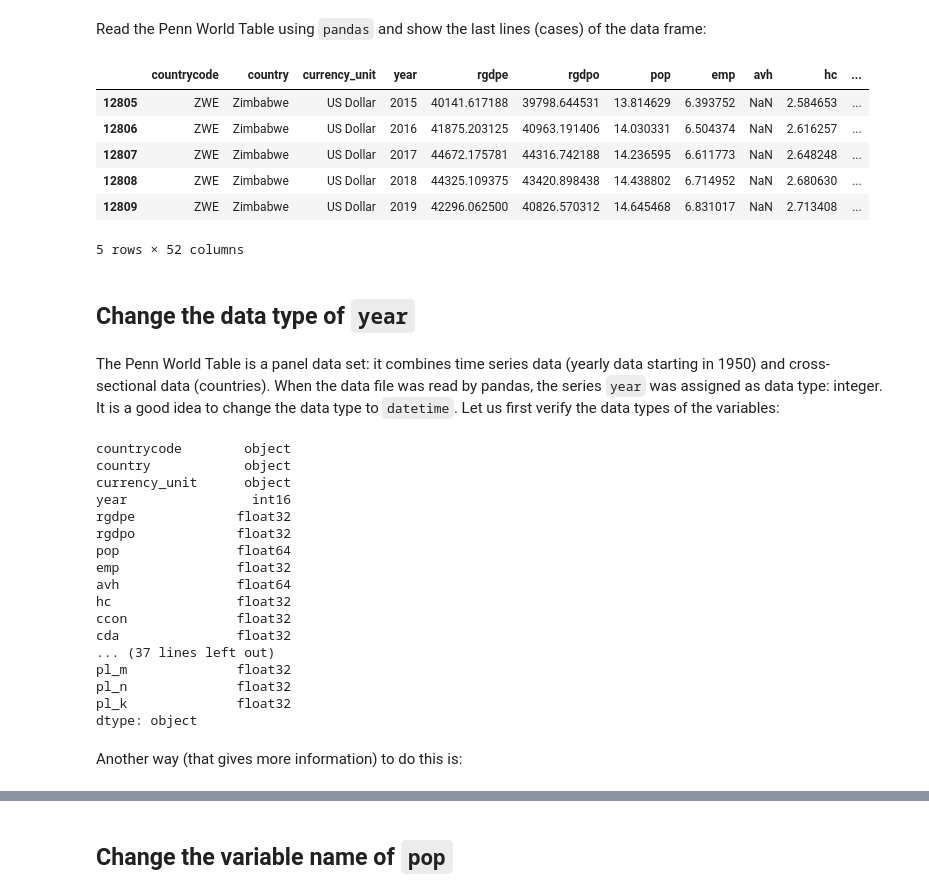
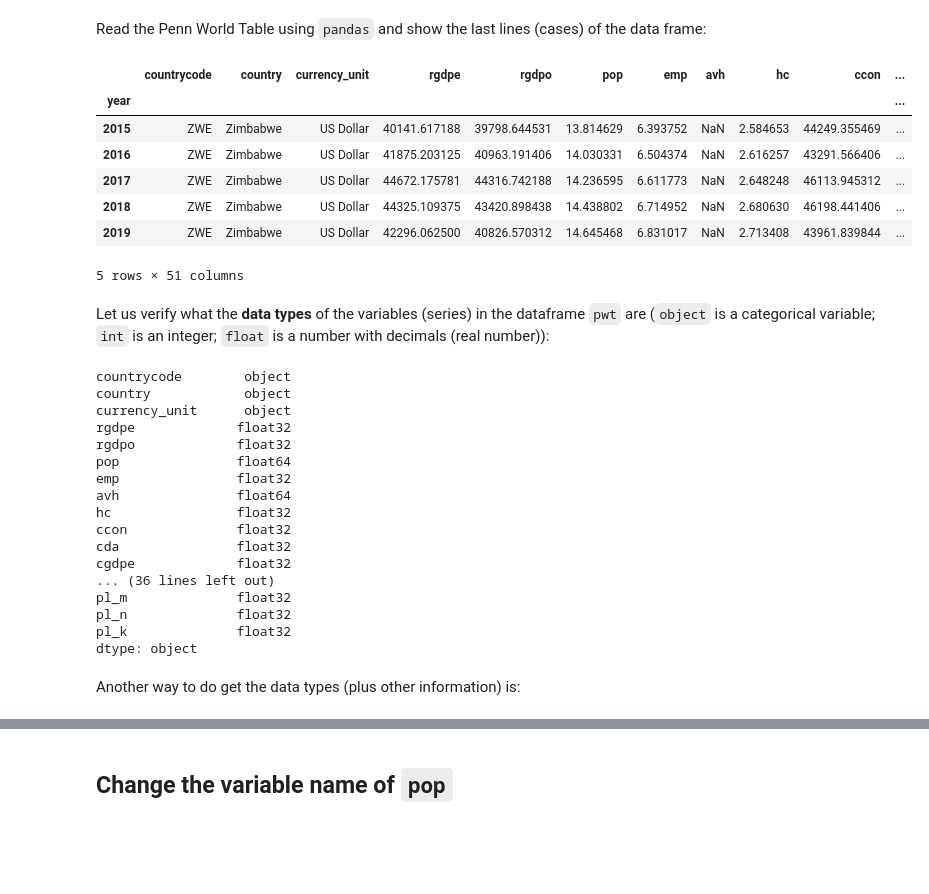
Before and after one commit to luc-hens/luc-hens.github.io, a Jupyter notebook: pwt_in_Python.ipynb, the cells around one changed output, grey strips where cells are left out. Cells and saved outputs as stored; diff of their text form; code cells hidden in the pictures; blank space fills up the shorter version.

```diff
--- a/pwt_in_Python.ipynb
+++ b/pwt_in_Python.ipynb
@@ -59,28 +60,27 @@ with pd.option_context("display.min_rows", 50, "display.max_rows", 100, \
 Read the Penn World Table using `pandas` and show the last lines (cases) of the data frame:
 # %%
 import pandas as pd
-pwt = pd.read_stata("https://www.rug.nl/ggdc/docs/pwt100.dta") # We use pwt as the name for the dataframe
+pwt = pd.read_stata('https://www.rug.nl/ggdc/docs/pwt100.dta').set_index('year')
+# We use pwt as the name for the dataframe
 # make sure that you use the most recent version (pwt100 refers to Penn World Table 10.0)
 pwt.tail()   # show the last lines (cases) of the data frame
 # %% [output]
-|  | countrycode | country | currency_unit | year | rgdpe | rgdpo | pop | emp | avh | hc | ... |
-| 12805 | ZWE | Zimbabwe | US Dollar | 2015 | 40141.617188 | 39798.644531 | 13.814629 | 6.393752 | NaN | 2.584653 | ... |
-| 12806 | ZWE | Zimbabwe | US Dollar | 2016 | 41875.203125 | 40963.191406 | 14.030331 | 6.504374 | NaN | 2.616257 | ... |
-| 12807 | ZWE | Zimbabwe | US Dollar | 2017 | 44672.175781 | 44316.742188 | 14.236595 | 6.611773 | NaN | 2.648248 | ... |
-| 12808 | ZWE | Zimbabwe | US Dollar | 2018 | 44325.109375 | 43420.898438 | 14.438802 | 6.714952 | NaN | 2.680630 | ... |
-| 12809 | ZWE | Zimbabwe | US Dollar | 2019 | 42296.062500 | 40826.570312 | 14.645468 | 6.831017 | NaN | 2.713408 | ... |
+|  | countrycode | country | currency_unit | rgdpe | rgdpo | pop | emp | avh | hc | ccon | ... |
+| year |  |  |  |  |  |  |  |  |  |  | ... |
+| 2015 | ZWE | Zimbabwe | US Dollar | 40141.617188 | 39798.644531 | 13.814629 | 6.393752 | NaN | 2.584653 | 44249.355469 | ... |
+| 2016 | ZWE | Zimbabwe | US Dollar | 41875.203125 | 40963.191406 | 14.030331 | 6.504374 | NaN | 2.616257 | 43291.566406 | ... |
+| 2017 | ZWE | Zimbabwe | US Dollar | 44672.175781 | 44316.742188 | 14.236595 | 6.611773 | NaN | 2.648248 | 46113.945312 | ... |
+| 2018 | ZWE | Zimbabwe | US Dollar | 44325.109375 | 43420.898438 | 14.438802 | 6.714952 | NaN | 2.680630 | 46198.441406 | ... |
+| 2019 | ZWE | Zimbabwe | US Dollar | 42296.062500 | 40826.570312 | 14.645468 | 6.831017 | NaN | 2.713408 | 43961.839844 | ... |
-5 rows × 52 columns
+5 rows × 51 columns
-# %% [markdown]
-## Change the data type of `year`
-# %% [markdown]
-The Penn World Table is a panel data set: it combines time series data (yearly data starting in 1950) and cross-sectional data (countries). When the data file was read by pandas, the series `year` was assigned as data type: integer. It is a good idea to change the data type to `datetime`. Let us first verify the data types of the variables:
+# %% [markdown]
+Let us verify what the **data types** of the variables (series) in the dataframe `pwt` are (`object` is a categorical variable; `int` is an integer; `float` is a number with decimals (real number)):
 # %%
 pwt.dtypes  # show data types of the variables (series) in dataframe pwt
 # %% [output]
 countrycode        object
 country            object
 currency_unit      object
-year                int16
 rgdpe             float32
 rgdpo             float32
 pop               float64
@@ -89,13 +89,14 @@ avh               float64
 hc                float32
 ccon              float32
 cda               float32
-... (37 lines left out)
+cgdpe             float32
+... (36 lines left out)
 pl_m              float32
 pl_n              float32
 pl_k              float32
 dtype: object
 # %% [markdown]
-Another way (that gives more information) to do this is:
+Another way to do get the data types (plus other information)  is:
 # %%
 pwt.info()   # technical information about the dataframe
 # %% [output]
```
Also changed, not shown: parts of 68 cells of this notebook.
